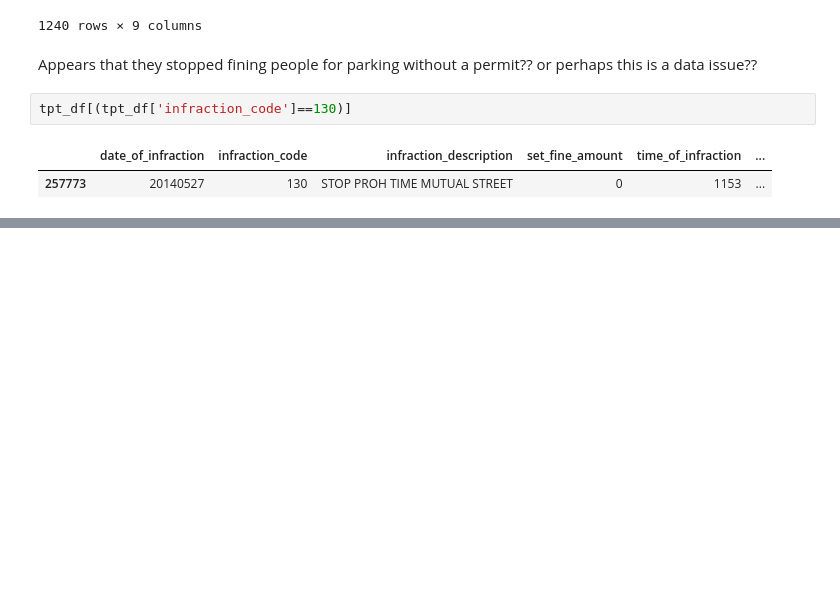
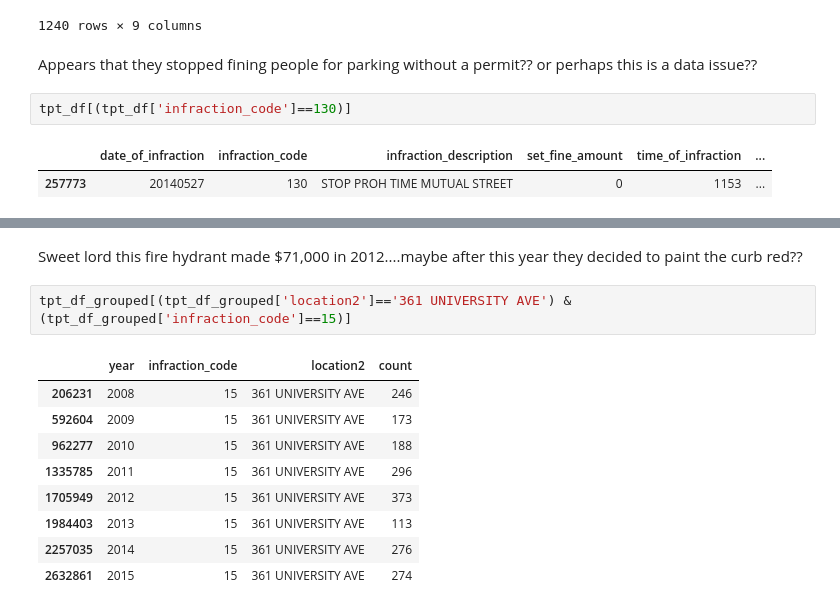
Before and after one commit to ian-whitestone/toronto-parking-tickets, a Jupyter notebook: toronto_parking_tickets/Toronto Parking Tickets EDA 2.ipynb, the cells around one changed output, grey strips where cells are left out. Saved outputs shown, nothing was run; the diff lists cells and outputs as text; blank space fills up the shorter version.

```diff
--- a/toronto_parking_tickets/Toronto Parking Tickets EDA 2.ipynb
+++ b/toronto_parking_tickets/Toronto Parking Tickets EDA 2.ipynb
@@ -198,0 +222,14 @@ tpt_df[(tpt_df['infraction_code']==130)]
+# %% [markdown]
+Sweet lord this fire hydrant made $71,000 in 2012....maybe after this year they decided to paint the curb red??
+# %%
+tpt_df_grouped[(tpt_df_grouped['location2']=='361 UNIVERSITY AVE') &(tpt_df_grouped['infraction_code']==15)]
+# %% [output]
+|  | year | infraction_code | location2 | count |
+| 206231 | 2008 | 15 | 361 UNIVERSITY AVE | 246 |
+| 592604 | 2009 | 15 | 361 UNIVERSITY AVE | 173 |
+| 962277 | 2010 | 15 | 361 UNIVERSITY AVE | 188 |
+| 1335785 | 2011 | 15 | 361 UNIVERSITY AVE | 296 |
+| 1705949 | 2012 | 15 | 361 UNIVERSITY AVE | 373 |
+| 1984403 | 2013 | 15 | 361 UNIVERSITY AVE | 113 |
+| 2257035 | 2014 | 15 | 361 UNIVERSITY AVE | 276 |
+| 2632861 | 2015 | 15 | 361 UNIVERSITY AVE | 274 |
```
Also changed, not shown: parts of 7 cells of this notebook.
